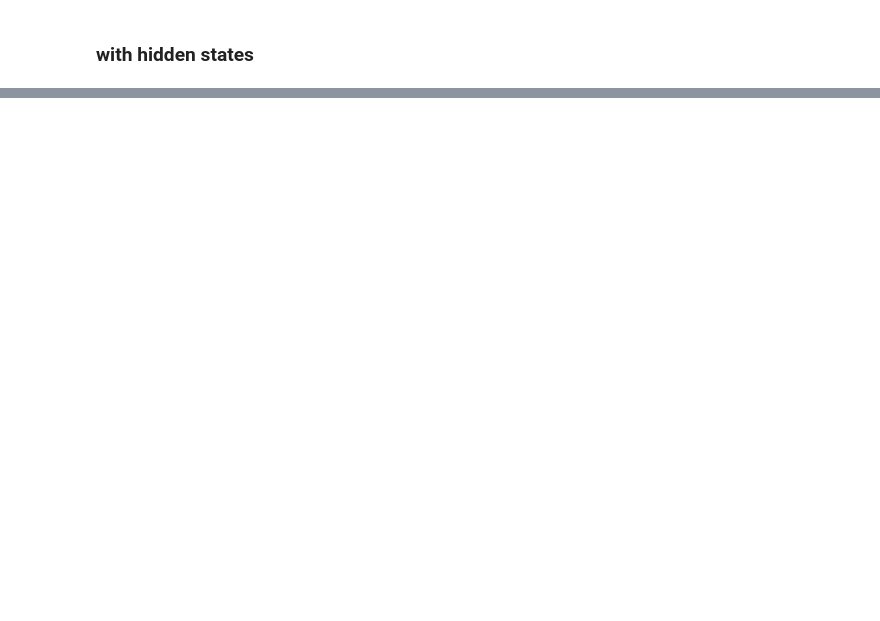
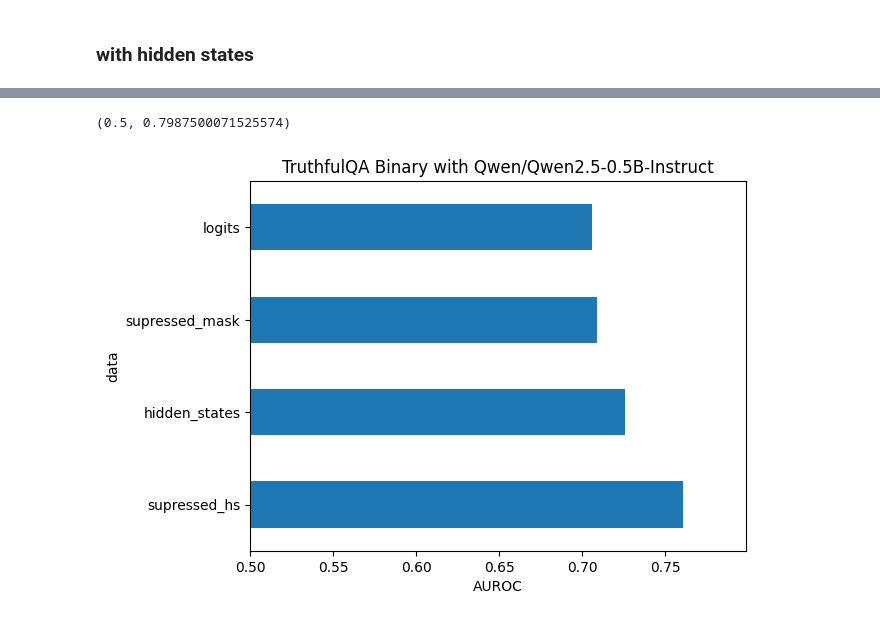
Before and after one commit to wassname/eliciting_suppressed_knowledge, a Jupyter notebook: nbs/TQA_regr 3b.ipynb, the cells around one changed output, grey strips where cells are left out. Cells and saved outputs as stored; diff of their text form; code cells hidden in the pictures; blank space fills up the shorter version.

Commit message:
plot

```diff
--- a/nbs/TQA_regr 3b.ipynb
+++ b/nbs/TQA_regr 3b.ipynb
@@ -490,0 +599,4 @@ df
+# %%
+df['data'] = df['name'].apply(lambda x: x.split()[0])
+df2 = df.groupby('data').max().sort_values("auroc", ascending=False)
+df2
@@ -490,0 +610,13 @@ df
+# %%
+# plot it
+# TODO add logits
+
+from matplotlib import pyplot as plt
+df2.plot.barh()
+plt.legend().remove()
+plt.xlabel(f"AUROC")
+plt.title(f"TruthfulQA Binary with {model_name}")
+plt.xlim(0.5, None)
+# %% [output]
+(0.5, 0.7987500071525574)
+[figure, added]
```
Also changed, not shown: parts of 32 cells of this notebook, 5 other files.
